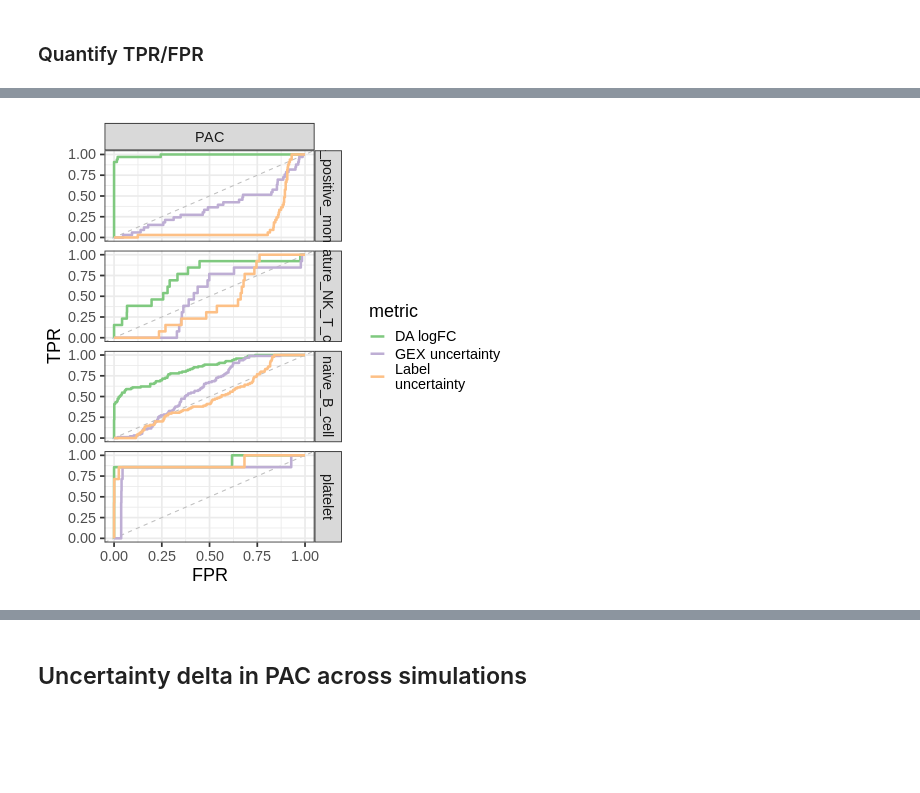
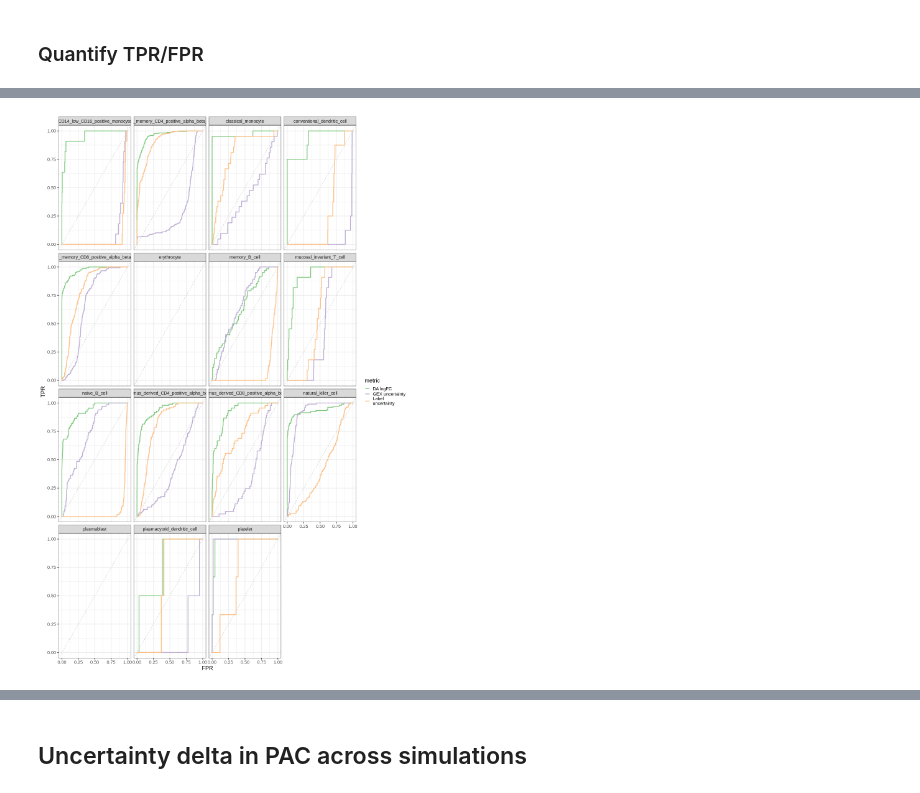
Before and after one commit to MarioniLab/oor_design_reproducibility, a Jupyter notebook: notebooks/mouse_chimeras/pbmc_design_comparison.ipynb, the cells around one changed output, grey strips where cells are left out. Cells and saved outputs as stored; diff of their text form; code cells hidden in the pictures; blank space fills up the shorter version.

Commit message:
save updated design comparison

```diff
--- a/notebooks/mouse_chimeras/pbmc_design_comparison.ipynb
+++ b/notebooks/mouse_chimeras/pbmc_design_comparison.ipynb
@@ -117,7 +119,7 @@ def add_nhood_uncertainties(pac_design_adata, ref_group):
 # %%
 
 nhood_obs_all = pd.DataFrame()
-for d in [x for x in os.listdir(outdir) if not x.endswith('.h5ad')]:
+for d in [x for x in os.listdir(outdir) if not x.endswith('.h5ad') and x.startswith('qPBMC')]:
     perturb_pop = d.split(population_obs)[1].split('_queryBatch')[0]
     print(f'Reading {perturb_pop}\n')
     pac_design_adata = milopy.utils.read_milo_adata(outdir + d + '/pac_design.h5ad', backed=True)
@@ -144,0 +170,2 @@ for d in [x for x in os.listdir(outdir) if not x.endswith('.h5ad')]:
+# %%
+nhood_obs_all = pd.read_csv(outdir + 'design_comparison.nhood_obs_all.csv', index_col=0)
@@ -145,5 +211,8 @@ for d in [x for x in os.listdir(outdir) if not x.endswith('.h5ad')]:
+# %%
+nhood_obs_all.is_perturb_nhood = nhood_obs_all.frac_perturb_cells > 0.2
 # %%
-cts = nhood_obs_all.perturb_pop.unique()
+# cts = nhood_obs_all.perturb_pop.unique()
+cts = ['classical_monocyte', 'natural_killer_cell', 'naive_B_cell']
 with rc_context({'figure.figsize':[10,15]}):
     fig,axs = plt.subplots(len(cts), 1)
     for i, ct in enumerate(cts):
@@ -279,13 +356,13 @@ unique(AUROC_df_all$perturb_pop)
 # %%
-%%R -i figdir
+%%R -i figdir -w 1200 -h 1800
 AUROC_df_all %>%
     filter(design=='PAC') %>%
     ggplot(aes( FPR, TPR, group=metric, color=metric)) +
         geom_abline(linetype=2, color='grey') +
         geom_line(size=1.2) +
-        facet_grid(perturb_pop~design) +
+        facet_wrap(perturb_pop~.) +
         scale_color_brewer(palette='Accent', labels=setNames(c('GEX uncertainty', 'Label\nuncertainty', 'DA logFC'), c('unc_gex', 'unc_labels', 'logFC'))) +
         theme_bw(base_size=18) +
-        ggsave(paste0(figdir, 'AUROC_PAC_vs_uncertainty.png'), width=7, height=10)
+        ggsave(paste0(figdir, 'AUROC_PAC_vs_uncertainty.png'), width=12, height=12)
 # %% [output]
-[figure, old version]
+[figure, new version]
```
Also changed, not shown: parts of 25 cells of this notebook, 1 other file.
